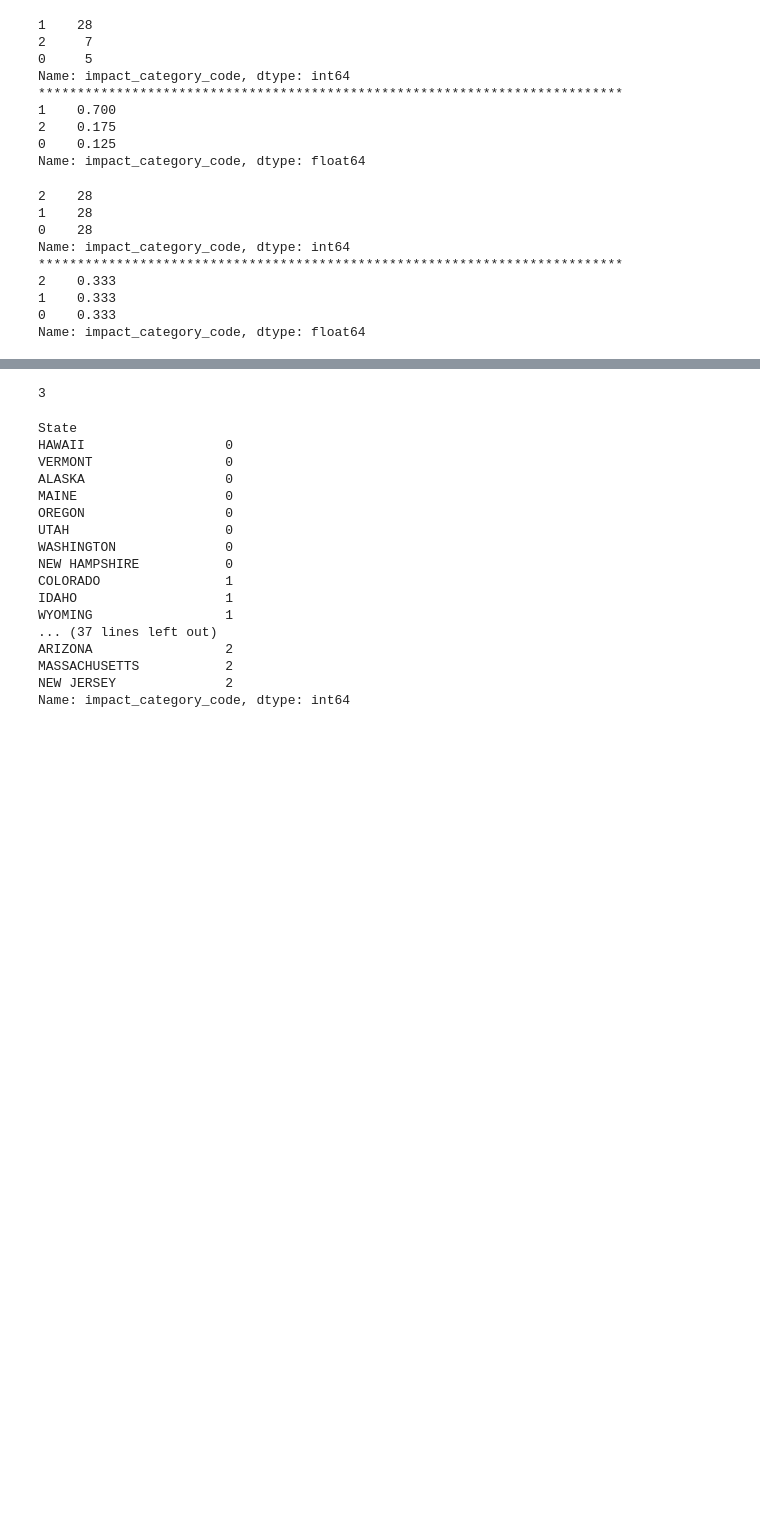
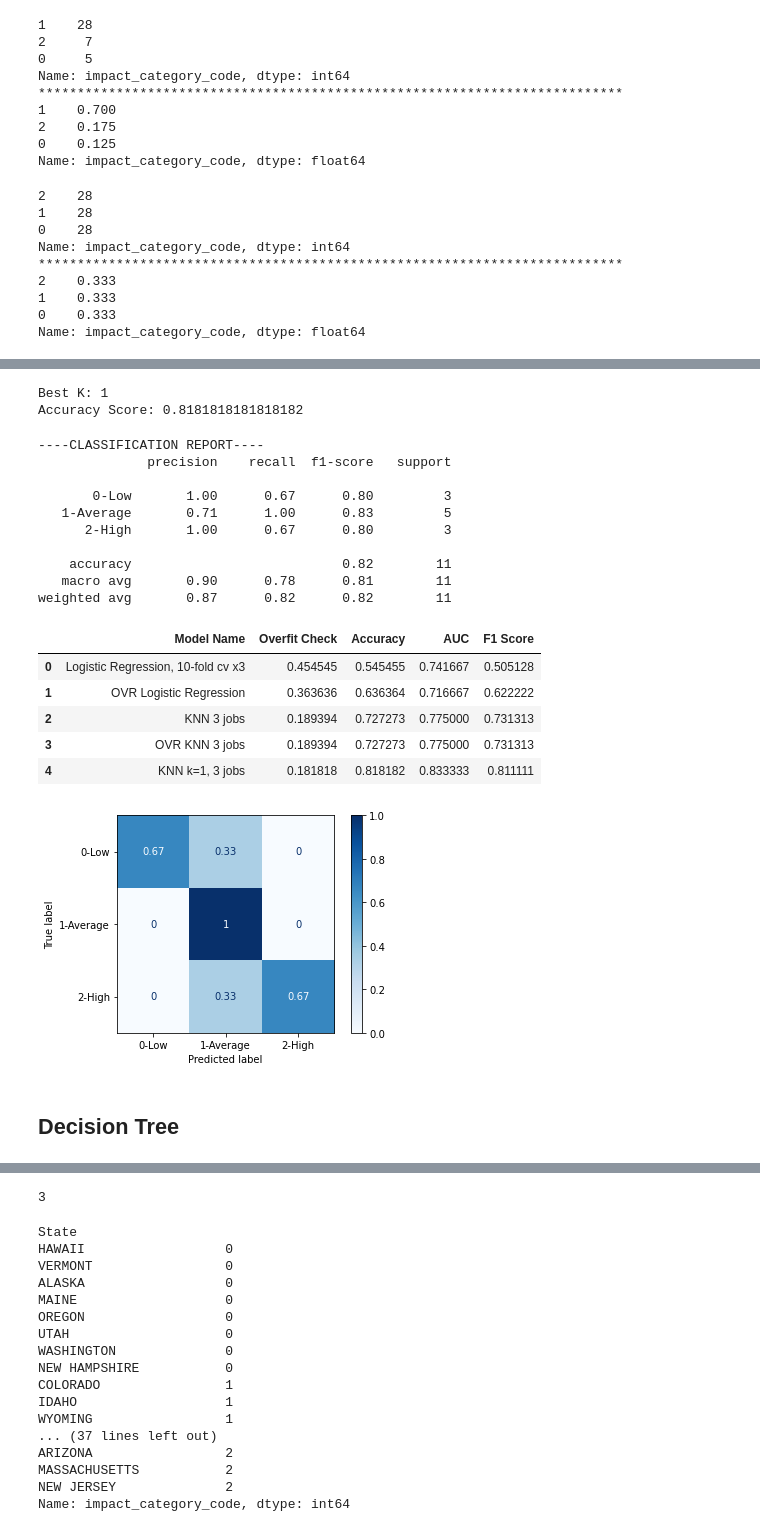
Before and after one commit to kcoop610/capstone-pandemic-us-health-inequities, a Jupyter notebook: model.ipynb, the cells around one changed output, grey strips where cells are left out. Cells and saved outputs as stored; diff of their text form; code cells hidden in the pictures; blank space fills up the shorter version.

```diff
--- a/model.ipynb
+++ b/model.ipynb
@@ -388,0 +457,43 @@ I'll be most interested in the 2-High classifier and the 0-Low classifier, as th
+# %%
+best_k = 0
+best_score = 0.0
+for k in range(1, 25):
+    knn = KNeighborsClassifier(n_neighbors=k)
+    knn.fit(X_train, np.asarray(y_train).reshape(len(y_train), ))
+    preds = knn.predict(X_test)
+    acc = accuracy_score(y_test, preds, )
+    if acc > best_score:
+        best_k = k
+        best_score = acc
+# %%
+print(f'Best K: {best_k}')
+print(f'Accuracy Score: {best_score}')
+# %% [output]
+Best K: 1
+Accuracy Score: 0.8181818181818182
+# %%
+model3 = KNeighborsClassifier(n_neighbors=1, n_jobs=3)
+# %%
+reg_stats_df = evaluate_multiclass_regressor(model3, X_train, y_train, X_test, y_test,
+                                             name='KNN k=1, 3 jobs', stats_df=reg_stats_df)
+reg_stats_df
+# %% [output]
+----CLASSIFICATION REPORT----
+              precision    recall  f1-score   support
+
+       0-Low       1.00      0.67      0.80         3
+   1-Average       0.71      1.00      0.83         5
+      2-High       1.00      0.67      0.80         3
+
+    accuracy                           0.82        11
+   macro avg       0.90      0.78      0.81        11
+weighted avg       0.87      0.82      0.82        11
+|  | Model Name | Overfit Check | Accuracy | AUC | F1 Score |
+| 0 | Logistic Regression, 10-fold cv x3 | 0.454545 | 0.545455 | 0.741667 | 0.505128 |
+| 1 | OVR Logistic Regression | 0.363636 | 0.636364 | 0.716667 | 0.622222 |
+| 2 | KNN 3 jobs | 0.189394 | 0.727273 | 0.775000 | 0.731313 |
+| 3 | OVR KNN 3 jobs | 0.189394 | 0.727273 | 0.775000 | 0.731313 |
+| 4 | KNN k=1, 3 jobs | 0.181818 | 0.818182 | 0.833333 | 0.811111 |
+[figure, added]
+# %% [markdown]
+## Decision Tree
```
Also changed, not shown: parts of 54 cells of this notebook, 4 other files.
